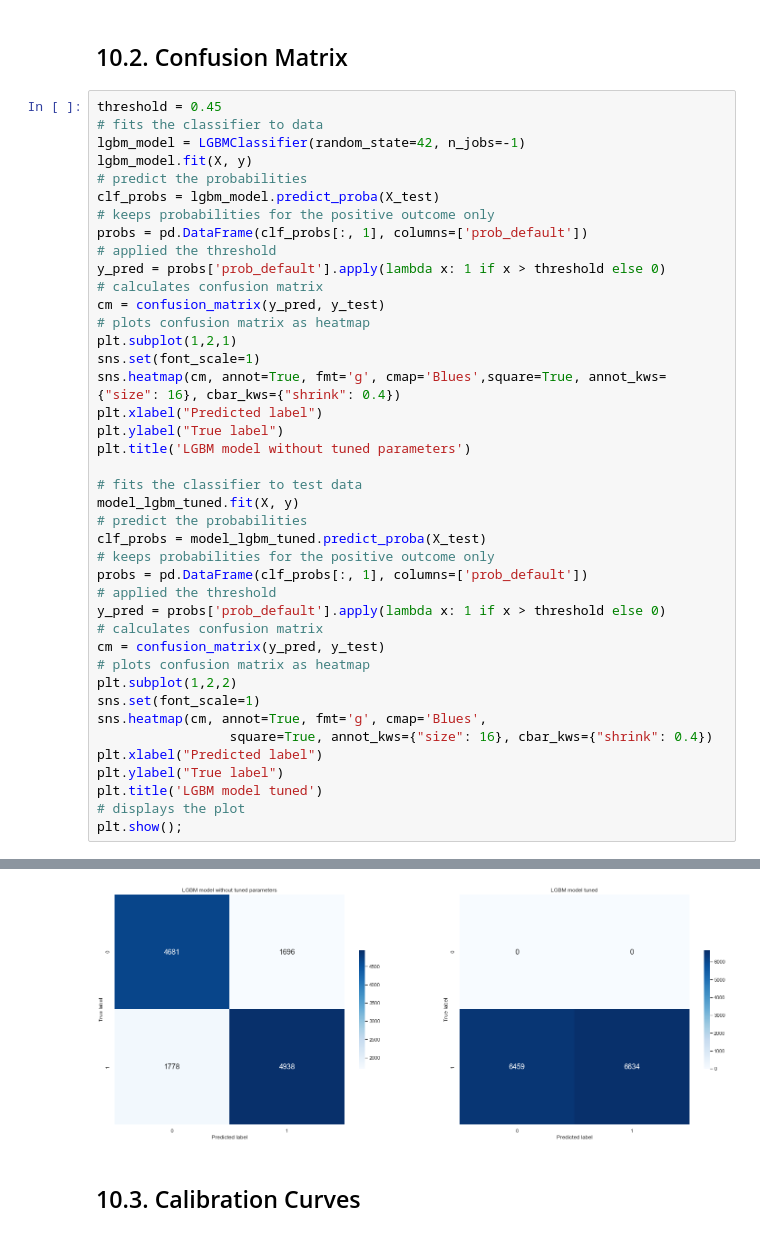
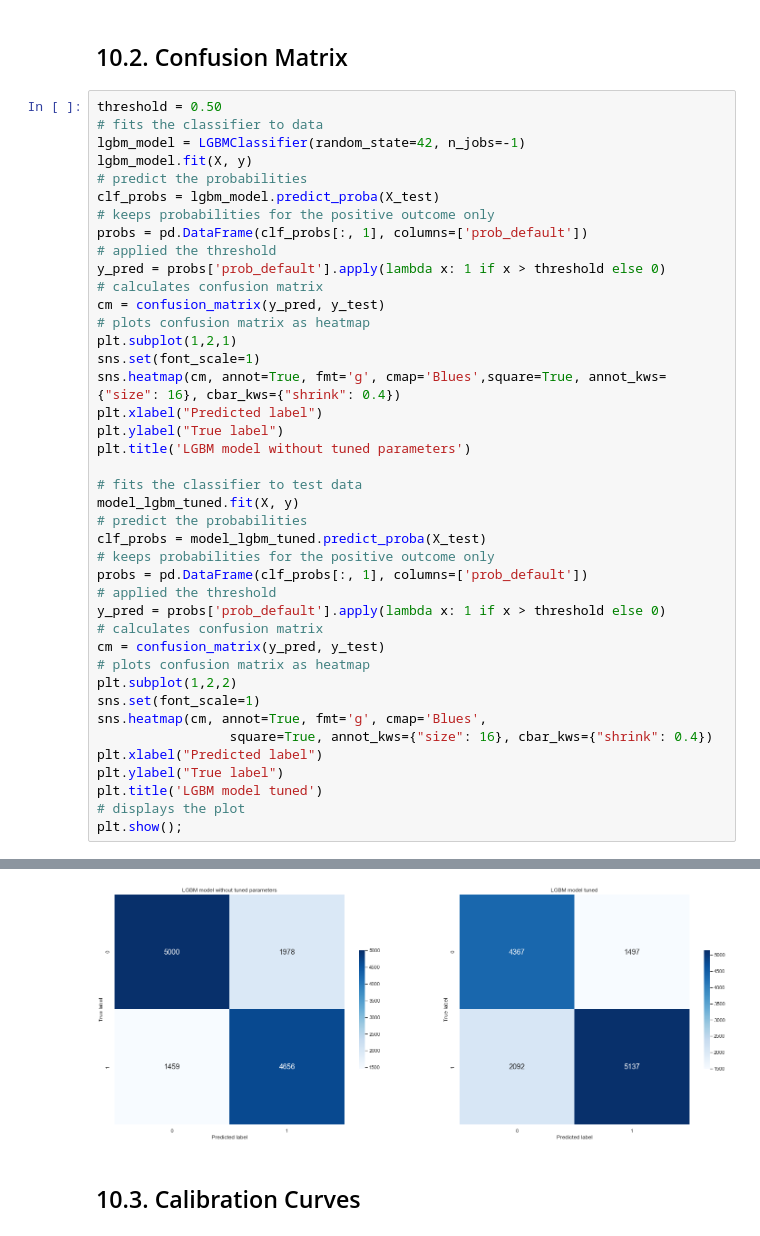
Before and after one commit to alanmaehara/cardiovascular-analysis, a Jupyter notebook: cardiovascular-diseases-002.ipynb, the cells around one changed output, grey strips where cells are left out. Cells and saved outputs as stored; diff of their text form.

```diff
--- a/cardiovascular-diseases-002.ipynb
+++ b/cardiovascular-diseases-002.ipynb
@@ -2666,7 +2663,7 @@ Training LGBMClassifier...
 # %% [markdown]
 ## 10.2. Confusion Matrix
 # %%
-threshold = 0.45
+threshold = 0.50
 # fits the classifier to data
 lgbm_model = LGBMClassifier(random_state=42, n_jobs=-1)
 lgbm_model.fit(X, y)
@@ -2711,4 +2708,4 @@ plt.show();
-[figure, old version]
+[figure, new version]
 # %% [markdown]
 ## 10.3. Calibration Curves
 # %% [markdown]
```
Also changed, not shown: parts of 16 cells of this notebook, 5 other files.
